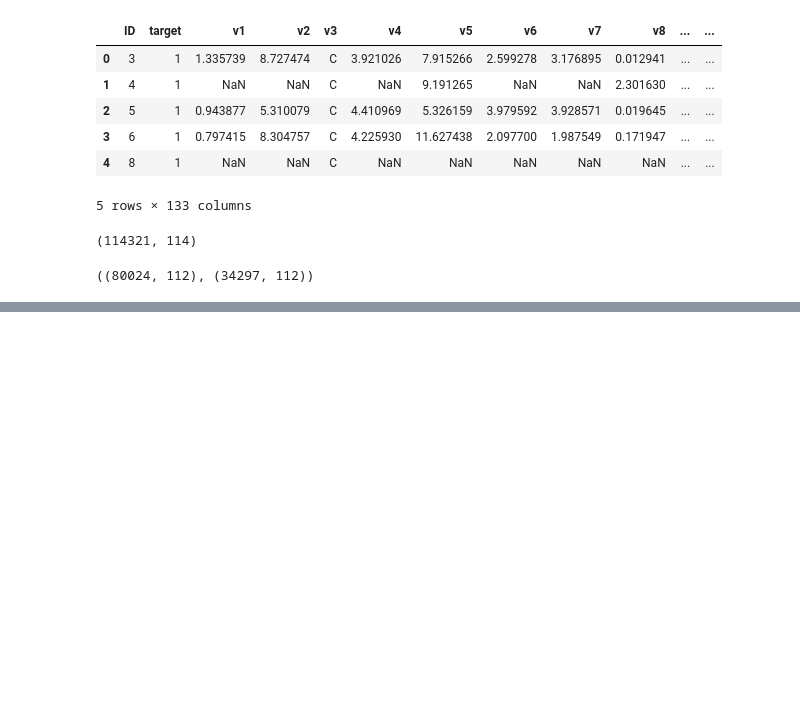
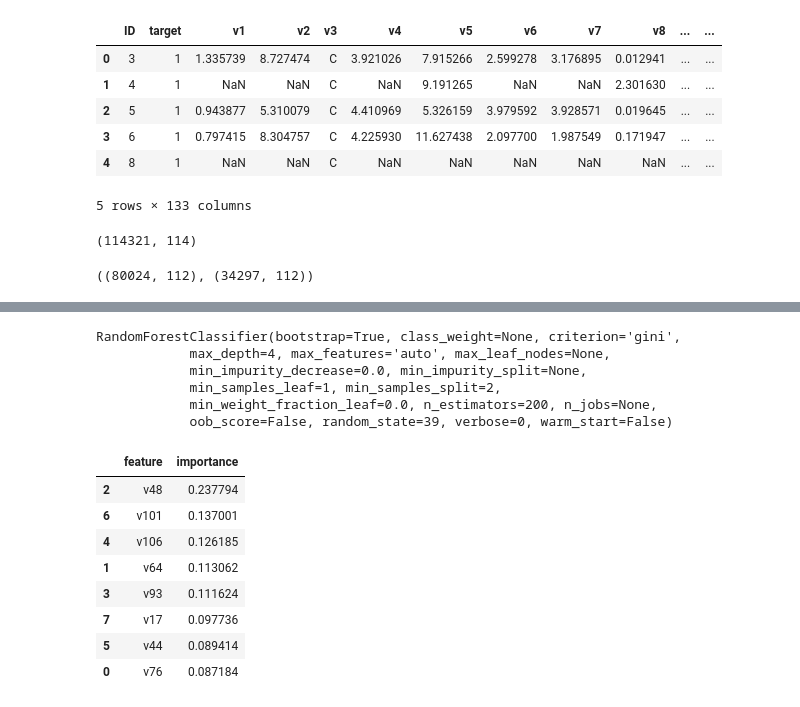
Before and after one commit to DaoodS/Machine_Learning_Projects, a Jupyter notebook: Feature_Selection/Correlation_based_selection.ipynb, the cells around one changed output, grey strips where cells are left out. Cells and saved outputs as stored; diff of their text form; code cells hidden in the pictures; blank space fills up the shorter version.

```diff
--- a/Feature_Selection/Correlation_based_selection.ipynb
+++ b/Feature_Selection/Correlation_based_selection.ipynb
@@ -45,0 +146,30 @@ sns.heatmap(corr_matrix)
+# %%
+from sklearn.ensemble import RandomForestClassifier
+
+features = list(group.feature2.unique())+['v17']
+rf = RandomForestClassifier(n_estimators=200, random_state=39, max_depth=4)
+rf.fit(X_train[features].fillna(0), y_train)
+# %% [output]
+RandomForestClassifier(bootstrap=True, class_weight=None, criterion='gini',
+            max_depth=4, max_features='auto', max_leaf_nodes=None,
+            min_impurity_decrease=0.0, min_impurity_split=None,
+            min_samples_leaf=1, min_samples_split=2,
+            min_weight_fraction_leaf=0.0, n_estimators=200, n_jobs=None,
+            oob_score=False, random_state=39, verbose=0, warm_start=False)
+# %%
+importance = pd.concat(
+    [pd.Series(features),
+     pd.Series(rf.feature_importances_)], axis=1)
+
+importance.columns = ['feature', 'importance']
+importance.sort_values(by='importance', ascending=False)
+# %% [output]
+|  | feature | importance |
+| 2 | v48 | 0.237794 |
+| 6 | v101 | 0.137001 |
+| 4 | v106 | 0.126185 |
+| 1 | v64 | 0.113062 |
+| 3 | v93 | 0.111624 |
+| 7 | v17 | 0.097736 |
+| 5 | v44 | 0.089414 |
+| 0 | v76 | 0.087184 |
```
Also changed, not shown: parts of 9 cells of this notebook, 2 other files.
